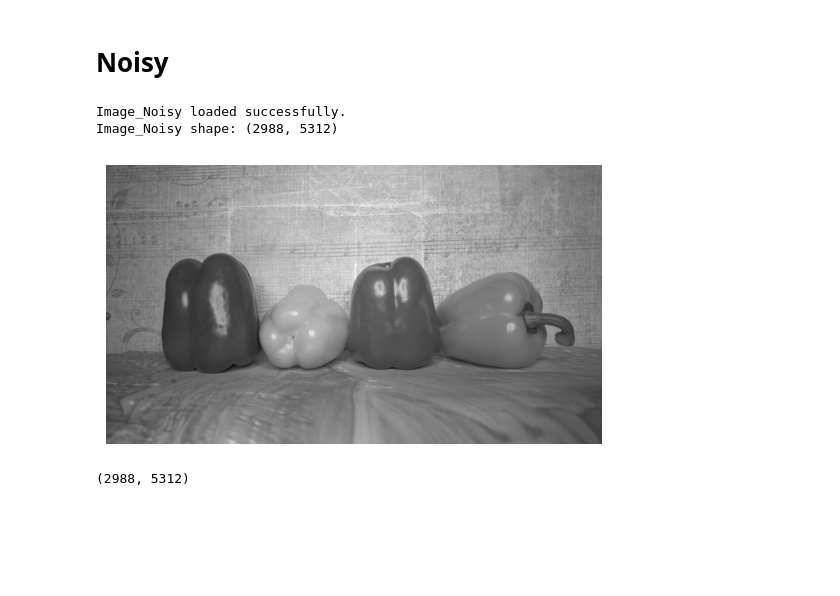
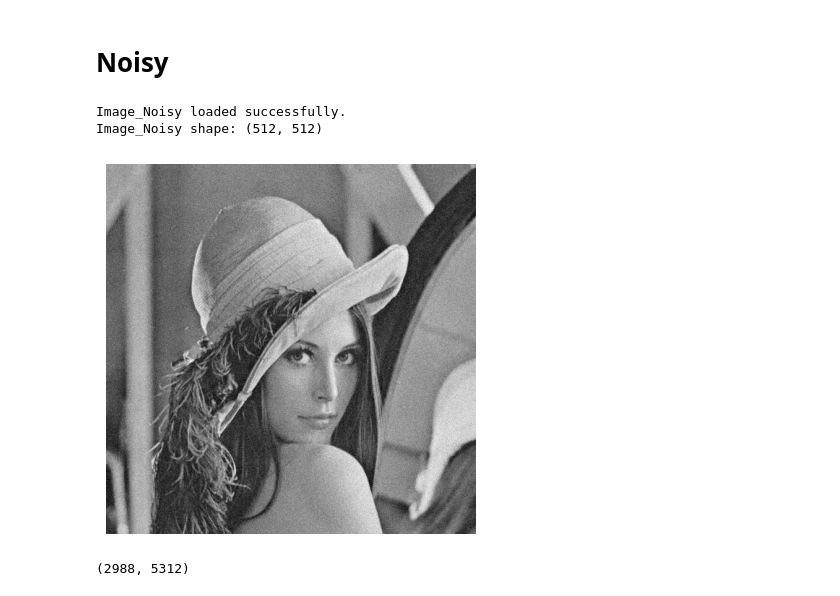
Before and after one commit to biswajit-github-2022/RKMVERI_2ND, a Jupyter notebook: class/ML/ML_project/work/MSE.ipynb, the cells around one changed output. Drawn from its saved outputs; the diff is of its cells as text; code cells hidden in the pictures; blank space fills up the shorter version.

```diff
--- a/class/ML/ML_project/work/MSE.ipynb
+++ b/class/ML/ML_project/work/MSE.ipynb
@@ -66,26 +66,26 @@ image_True.shape
 # Noisy
 # %%
 # Define the path to the image file
-image_path = f"C:\\Users\\biswajit\\Downloads\\DAta\\Noisy\\0098_NOISY_SRGB_010.PNG"  # Change the file path accordingly
+image_path = f'C:\\Users\\biswajit\\Downloads\\Lena\\lena_gray_noisy.jpg'  # Change the file path accordingly
 
 # Read the image in grayscale
 image_Noisy = cv2.imread(image_path, cv2.IMREAD_GRAYSCALE)
 
 # Check if the image was successfully loaded
 if image_Noisy is not None:
     print("Image_Noisy loaded successfully.")
     print("Image_Noisy shape:", image_Noisy.shape)
 
     # Display the image
     plt.imshow(image_Noisy, cmap='gray')
     plt.axis('off')  # Hide axis
     plt.show()
 else:
     print("Failed to load the image_Noisy.")
 # %% [output]
 Image_Noisy loaded successfully.
-Image_Noisy shape: (2988, 5312)
+Image_Noisy shape: (512, 512)
-[figure, old version]
+[figure, new version]
 # %%
 image_Noisy.shape
 # %% [output]
```
Also changed, not shown: parts of 13 cells of this notebook, 6 other files.
